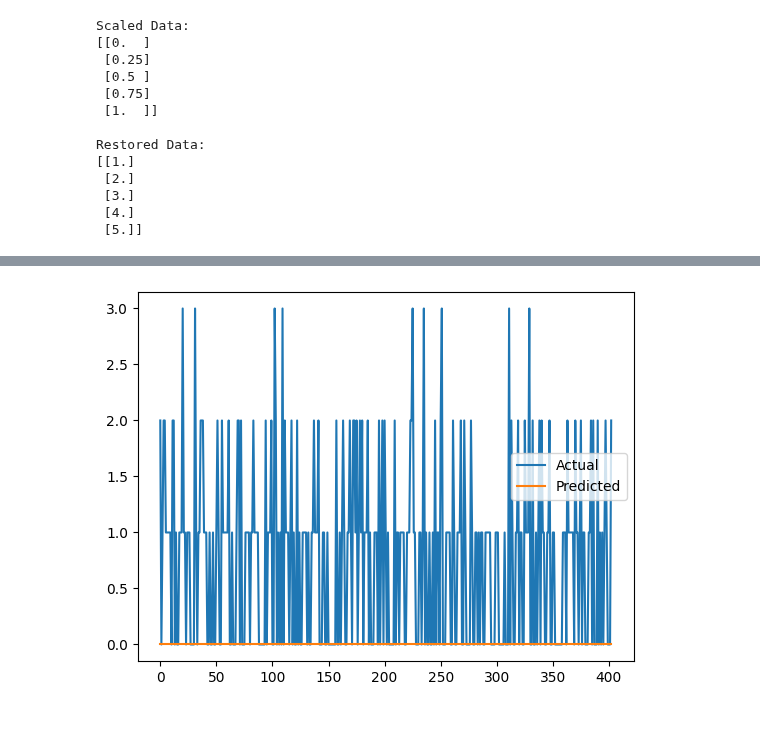
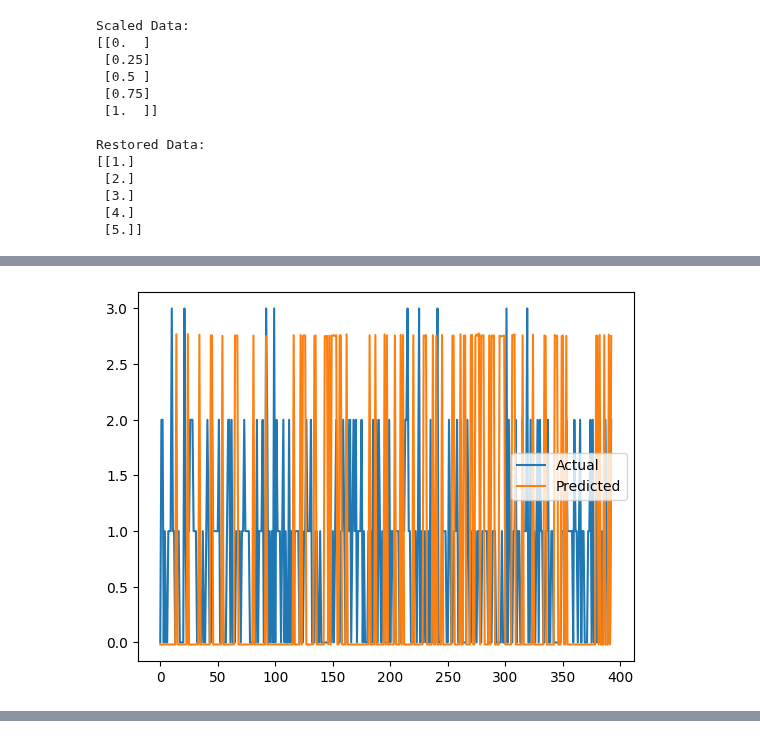
Before and after one commit to swhors/LSTM_Analyze, a Jupyter notebook: foresttrans/SimpleLSTM.ipynb, the cells around one changed output, grey strips where cells are left out. Saved outputs shown, nothing was run; the diff lists cells and outputs as text; code cells hidden in the pictures.

```diff
--- a/foresttrans/SimpleLSTM.ipynb
+++ b/foresttrans/SimpleLSTM.ipynb
@@ -112,11 +117,13 @@ def create_sequences(data, seq_length):
     return np.array(xs), np.array(ys)
 
 verbose = 0
+print(f'Current Step #00 [now = {datetime.now()}')
 
 version = "T_01_10"
 db_file_path = '../db/metrics.db'
 random_state = 113789
 rounds_str, matched_cnts_str = load_metrics(random_state=random_state, db_file_path=db_file_path, version=version)
+print(f'Current Step #01 [now = {datetime.now()}')
 rounds = []
 matched_cnts = []
 test_X = 1376
@@ -126,34 +133,62 @@ for i in matched_cnts_str.split(','):
     matched_cnts.append(int(i))
 rounds.reverse()
 matched_cnts.reverse()
-
+print(f'Current Step #02 [now = {datetime.now()}')
 if verbose > 0:
     print('rounds', rounds)
     print('matched_cnts', matched_cnts)
 
 df = pd.DataFrame(zip(rounds, matched_cnts), columns=['rounds', 'matched_cnts'])
-print(df)
-
+# print(df)
+print(f'Current Step #03 [now = {datetime.now()}')
 data = df['matched_cnts'].values.reshape(-1, 1)
 
+scaler = StandardScaler()
+# scaler = MinMaxScaler()
+scaled_data = scaler.fit_transform(data)
+# scaled_data = data / 6
 
-scaler = MinMaxScaler()
-scaled_data = scaler.fit_transform(data)
+# print(scaled_data)
 
-seq_length = 1
+seq_length = 11
 X, y = create_sequences(scaled_data, seq_length)
-
+print(f'Current Step #04 [now = {datetime.now()}')
 # 2. Model Building
+tf.random.set_seed(random_state)
 model = Sequential()
-model.add(LSTM(units=50, activation='relu', return_sequences=True, input_shape=(seq_length, 1)))
-# model.add(LSTM(units=50, activation='relu', return_sequences=True))
-# model.add(LSTM(units=45, activation='relu', return_sequences=True))
-model.add(LSTM(units=50, activation='relu'))
-# model.add(Dense(units=1,activation='relu'))
-model.add(Dense(units=1,activation='relu'))
-model.compile(optimizer='adam', loss='mean_squared_error')
-# model.compile(optimizer='adam', loss='binary_crossentropy')
-
+model.add(Input(shape=(seq_length, 1)))
+k_init = tf.keras.initializers.Constant(value=0.1)
+b_init = tf.keras.initializers.Constant(value=0)
+r_init = tf.keras.initializers.Constant(value=0.1)
+print(f'Current Step #05 [now = {datetime.now()}')
+# model.add(LSTM(units=50, activation='tanh', input_shape=(seq_length, 1)))
+model.add(Bidirectional(LSTM(units=50,
+                             activation='tanh',
+                             return_sequences=True,
+                             kernel_initializer=k_init,
+                             bias_initializer=b_init,
+                             recurrent_initializer=r_init
+                       )))
+model.add(Bidirectional(LSTM(units=50,
+                             activation='tanh',
+                             return_sequences=True,
+                             kernel_initializer=k_init,
+                             bias_initializer=b_init,
+                             recurrent_initializer=r_init)))
+model.add(Bidirectional(LSTM(units=50,
+                             activation='tanh',
+                             return_sequences=True,
+                             kernel_initializer=k_init,
+                             bias_initializer=b_init,
+                             recurrent_initializer=r_init)))
+# model.add(LSTM(units=50, activation='tanh', return_sequences=True))
+# model.add(LSTM(units=50, activation='tanh', return_sequences=True))
+# model.add(LSTM(units=50, activation='tanh', return_sequences=True))
+model.add(LSTM(units=50, activation='tanh'))
+model.add(Dense(units=1,activation='tanh'))
+# model.compile(optimizer='adam', loss='mean_squared_error')
+model.compile(optimizer='adam', loss='binary_crossentropy')
+print(f'Current Step #06 [now = {datetime.now()}')
 # model.add(LSTM(units=45, activation='relu', return_sequences=True, input_shape=(seq_length, 1)))
 # model.add(LSTM(units=45, activation='relu', return_sequences=True))
 # model.add(LSTM(units=45, activation='relu', return_sequences=True))
@@ -171,23 +206,28 @@ model.compile(optimizer='adam', loss='mean_squared_error')
 
 
 # 3. Training
-model.fit(X, y, epochs=45, batch_size=1, verbose=verbose)
+model.fit(X, y, epochs=100, batch_size=1, verbose=verbose)
+print(f'Current Step #07 [now = {datetime.now()}')
 
 # 4. Evaluation
 y_pred = model.predict(X)
 y_pred = scaler.inverse_transform(y_pred)
 y_true = scaler.inverse_transform(y)
+# y_true = y_true * 6
+y_pred = y_pred * 4
 
 mse = mean_squared_error(y_true, y_pred)
 print(f"Mean Squared Error: {mse}")
-print(y_pred)
+# print(y_pred)
 # y_pred = [i * 10.0 for i in y_pred]
 
 # print(y_pred)
+print(f'Current Step #08 [now = {datetime.now()}')
 
 
 plt.plot(y_true, label='Actual')
 plt.plot(y_pred, label='Predicted')
 plt.legend()
 plt.show()
+print(f'Current Step #019[now = {datetime.now()}')
 # %% [output]
@@ -207,0 +245 @@ plt.show()
+[figure, new version]
@@ -225 +246,0 @@ Mean Squared Error: 1.1910669975186103
-[figure, old version]
```
Also changed, not shown: parts of 3 cells of this notebook, 1 other file.
